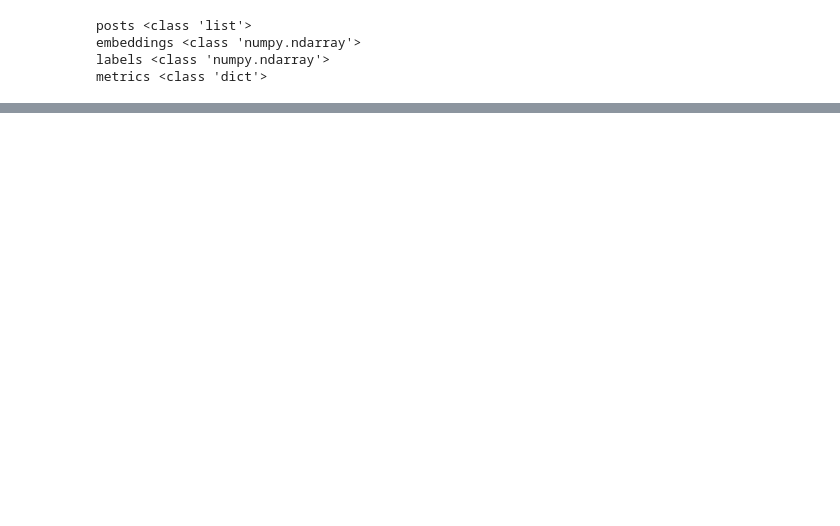
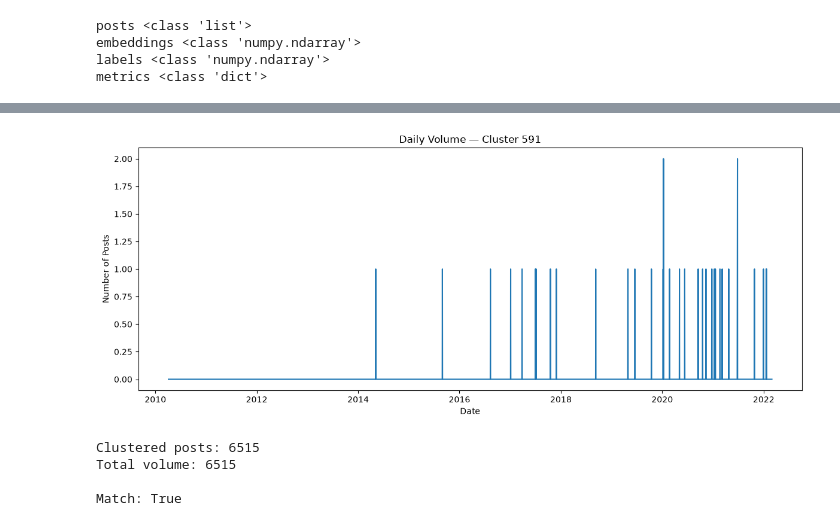
Before and after one commit to abhipullela/Signal_Forge, a Jupyter notebook: notebooks/04_model_evaluation.ipynb, the cells around one changed output, grey strips where cells are left out. Drawn from its saved outputs; the diff is of its cells as text; code cells hidden in the pictures; blank space fills up the shorter version.

Commit message:
Started Temporal => Not completed

```diff
--- a/notebooks/04_model_evaluation.ipynb
+++ b/notebooks/04_model_evaluation.ipynb
@@ -199,0 +348,13 @@ metrics <class 'dict'>
+# %%
+clustered_df = temporal_df[
+    temporal_df["cluster_id"] != -1
+].copy()
+# Remove HDBSCAN noise for cluster-level analysis
+# %%
+daily_cluster_volume = (
+    clustered_df
+    .groupby(["date", "cluster_id"])
+    .size()
+    .reset_index(name="volume")
+)
+# Count posts per cluster per day
@@ -199,0 +461,50 @@ metrics <class 'dict'>
+# %%
+import matplotlib.pyplot as plt
+
+# Pick a cluster with relatively high activity
+cluster_totals = (
+    daily_cluster_volume
+    .groupby("cluster_id")["volume"]
+    .sum()
+    .sort_values(ascending=False)
+)
+
+top_cluster = cluster_totals.index[0]
+
+cluster_history = daily_cluster_volume[
+    daily_cluster_volume["cluster_id"] == top_cluster
+]
+
+plt.figure(figsize=(12, 5))
+
+plt.plot(
+    cluster_history["date"],
+    cluster_history["volume"]
+)
+
+plt.xlabel("Date")
+plt.ylabel("Number of Posts")
+plt.title(f"Daily Volume — Cluster {top_cluster}")
+
+plt.tight_layout()
+plt.show()
+# %% [output]
+[figure, added]
+# %%
+# Number of posts that belong to actual clusters
+clustered_post_count = len(clustered_df)
+
+# Total posts represented in our daily volume table
+volume_total = daily_cluster_volume["volume"].sum()
+
+print("Clustered posts:", clustered_post_count)
+print("Total volume:", volume_total)
+
+print("\nMatch:", clustered_post_count == volume_total)
+
+# We need to make sure that our aggregation didn't accidentally lose or duplicate posts.
+# %% [output]
+Clustered posts: 6515
+Total volume: 6515
+
+Match: True
```
Also changed, not shown: parts of 23 cells of this notebook, 1 other file.
